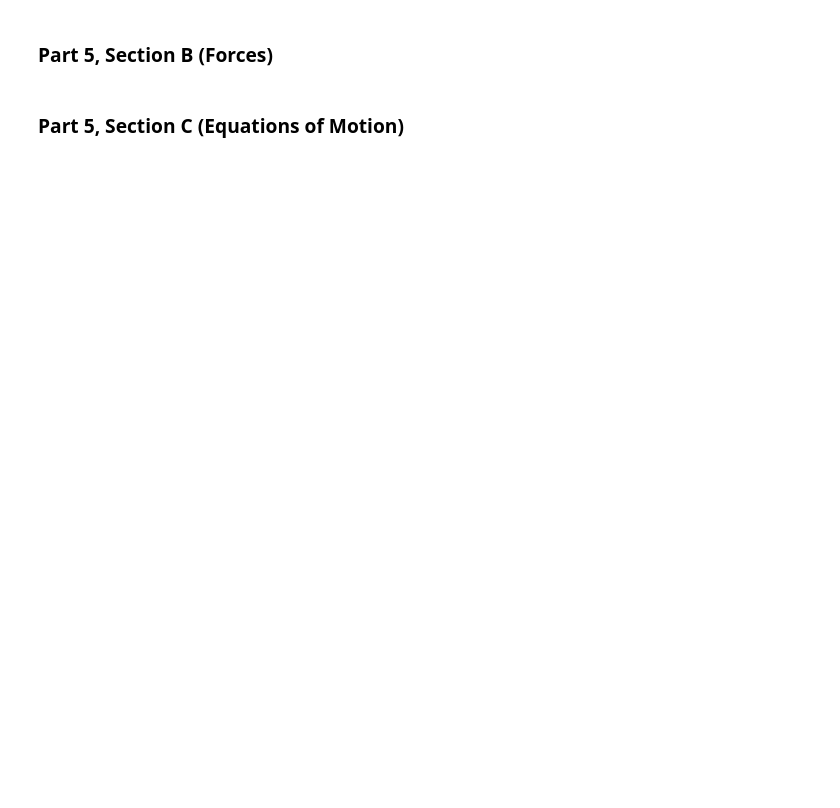
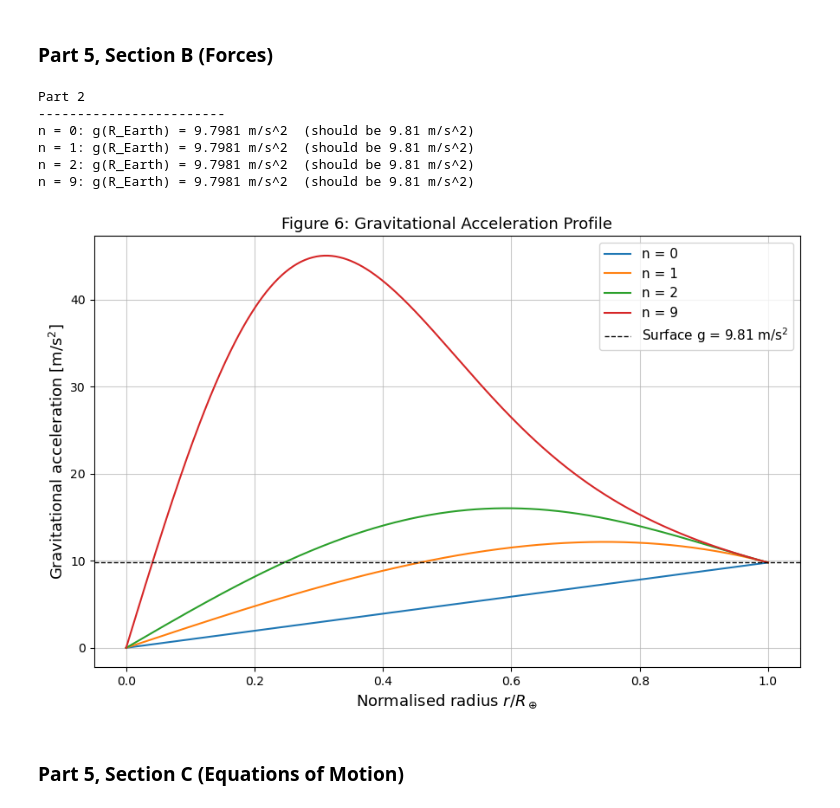
Before and after one commit to jessfromaccounting/PHYS265-spring26, a Jupyter notebook: Lab3/lab3.ipynb, the cells around one changed output. Drawn from its saved outputs; the diff is of its cells as text; code cells hidden in the pictures; blank space fills up the shorter version.

```diff
--- a/Lab3/lab3.ipynb
+++ b/Lab3/lab3.ipynb
@@ -837,4 +899,54 @@ and then you can be confident for $n>0$.
 # %% [markdown]
 ### Part 5, Section B (Forces)
+# %%
+def enclosed_mass(r, n, rho_n):
+    '''
+    Mass enclosed within radius r [kg].
+    '''
+    if r == 0:
+        return 0.0
+    integrand = lambda rp: (1 - (rp / R_Earth)**2)**n * rp**2
+    integral, _ = quad(integrand, 0, r)
+    return 4 * np.pi * rho_n * integral
+
+def g_of_r(r, n, rho_n):
+    '''
+    Gravitational acceleration at radius r [m/s^2], directed inward.
+    '''
+    if r == 0:
+        return 0.0
+    M_r = enclosed_mass(r, n, rho_n)
+    return G * M_r / r**2
+
+# compute g(r) on a coarser grid for speed
+r_coarse = np.linspace(0, R_Earth, 500)
+
+fig, ax = plt.subplots(figsize=(9, 6))
+for n in n_values:
+    rho_n = rho_n_dict[n]
+    g_vals = np.array([g_of_r(r, n, rho_n) for r in r_coarse])
+    ax.plot(r_coarse / R_Earth, g_vals, label=f'n = {n}')
+ax.axhline(g, color='black', ls='--', lw=1, label=r'Surface g = 9.81 m/s$^2$')
+ax.set_xlabel(r'Normalised radius $r / R_\oplus$', fontsize=13)
+ax.set_ylabel(r'Gravitational acceleration [m/s$^2$]', fontsize=13)
+ax.set_title('Figure 6: Gravitational Acceleration Profile', fontsize=13)
+ax.legend(fontsize=11)
+ax.grid(alpha=0.67)
+fig.tight_layout()
+
+print("Part 2")
+print("-" * 24)
+for n in n_values:
+    g_surf = g_of_r(R_Earth, n, rho_n_dict[n])
+    print(f"n = {n}: g(R_Earth) = {g_surf:.4f} m/s^2  (should be {g} m/s^2)")
+print()
+# %% [output]
+Part 2
+------------------------
+n = 0: g(R_Earth) = 9.7981 m/s^2  (should be 9.81 m/s^2)
+n = 1: g(R_Earth) = 9.7981 m/s^2  (should be 9.81 m/s^2)
+n = 2: g(R_Earth) = 9.7981 m/s^2  (should be 9.81 m/s^2)
+n = 9: g(R_Earth) = 9.7981 m/s^2  (should be 9.81 m/s^2)
+[figure, added]
 # %% [markdown]
 ### Part 5, Section C (Equations of Motion)
```
Also changed, not shown: parts of 10 cells of this notebook.
